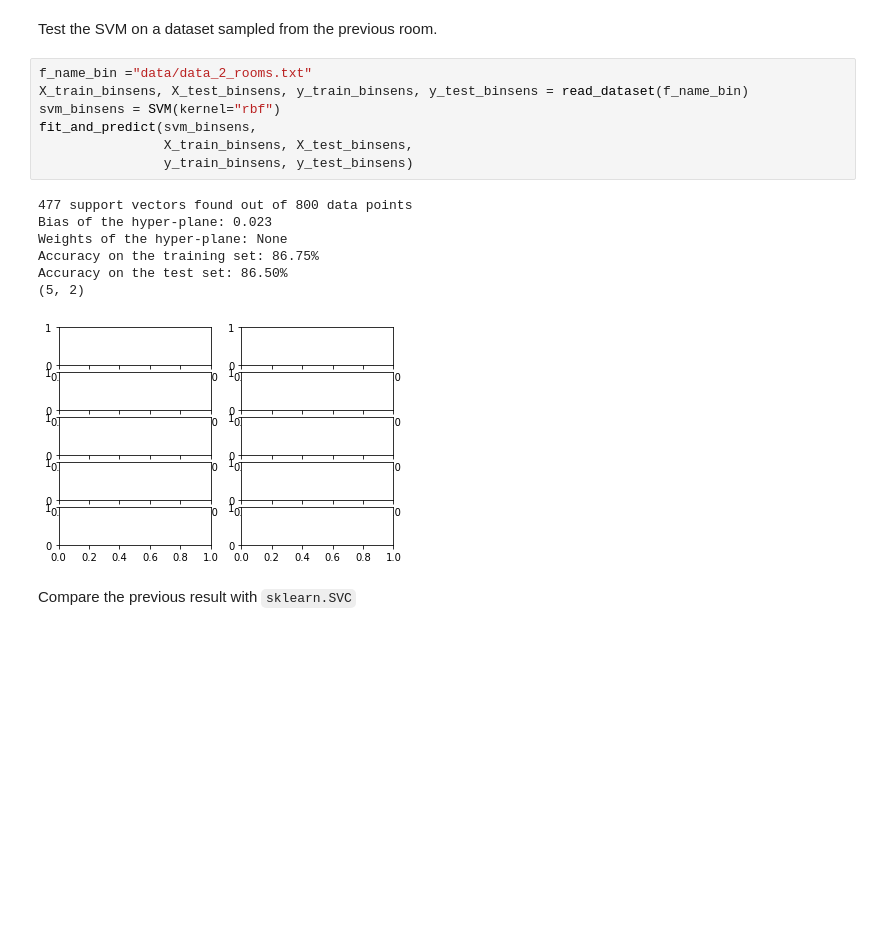
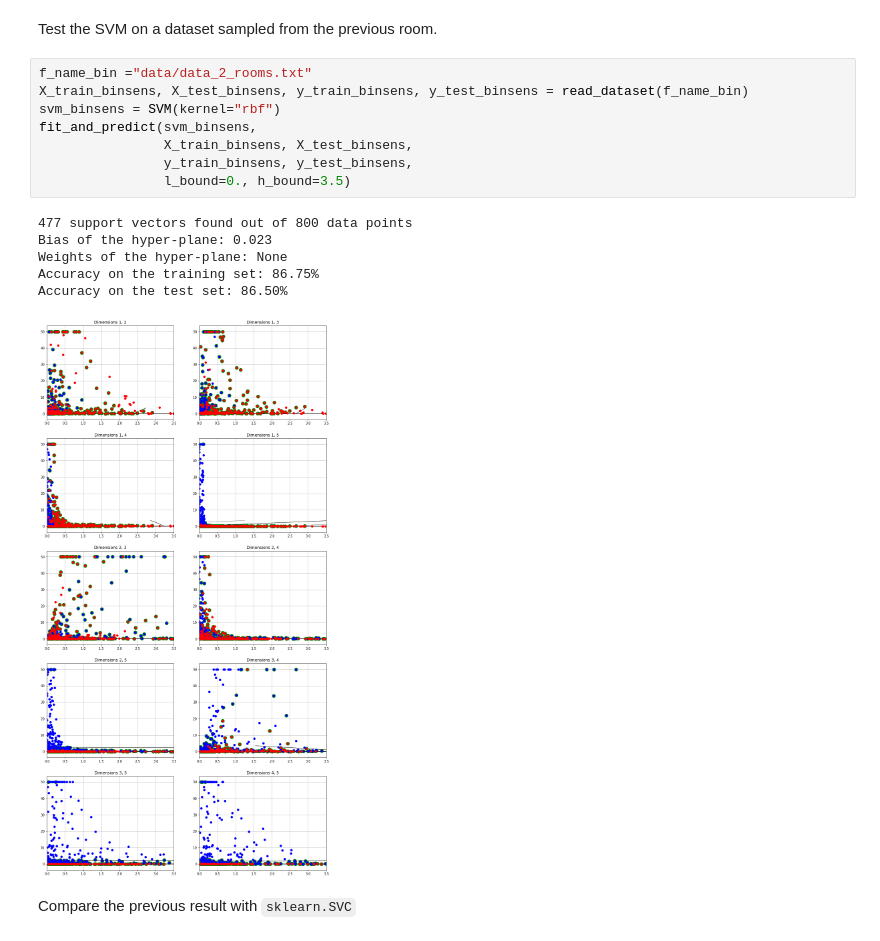
Before and after one commit to nihil21/custom-svm, a Jupyter notebook: custom-svm/svm_usecase.ipynb, the cells around one changed output. Saved outputs shown, nothing was run; the diff lists cells and outputs as text; blank space fills up the shorter version.

Commit message:
Plot2D with subplots implemented

```diff
--- a/custom-svm/svm_usecase.ipynb
+++ b/custom-svm/svm_usecase.ipynb
@@ -242,18 +236,18 @@ Test the SVM on a dataset sampled from the previous room.
 # %%
 f_name_bin ="data/data_2_rooms.txt"
 X_train_binsens, X_test_binsens, y_train_binsens, y_test_binsens = read_dataset(f_name_bin)
 svm_binsens = SVM(kernel="rbf")
 fit_and_predict(svm_binsens,
                 X_train_binsens, X_test_binsens,
-                y_train_binsens, y_test_binsens)
+                y_train_binsens, y_test_binsens,
+                l_bound=0., h_bound=3.5)
 # %% [output]
 477 support vectors found out of 800 data points
 Bias of the hyper-plane: 0.023
 Weights of the hyper-plane: None
 Accuracy on the training set: 86.75%
 Accuracy on the test set: 86.50%
-(5, 2)
-[figure, old version]
+[figure, new version]
 # %% [markdown]
 Compare the previous result with `sklearn.SVC`
 # %%
```
Also changed, not shown: parts of 8 cells of this notebook, 5 other files.
